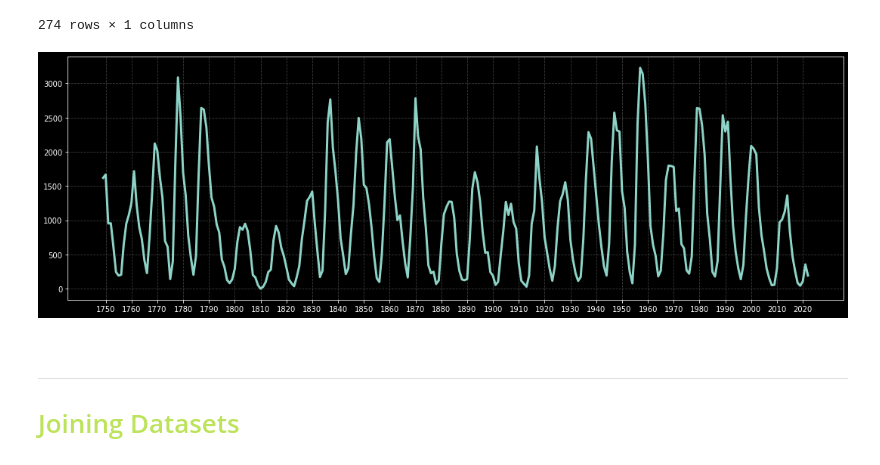
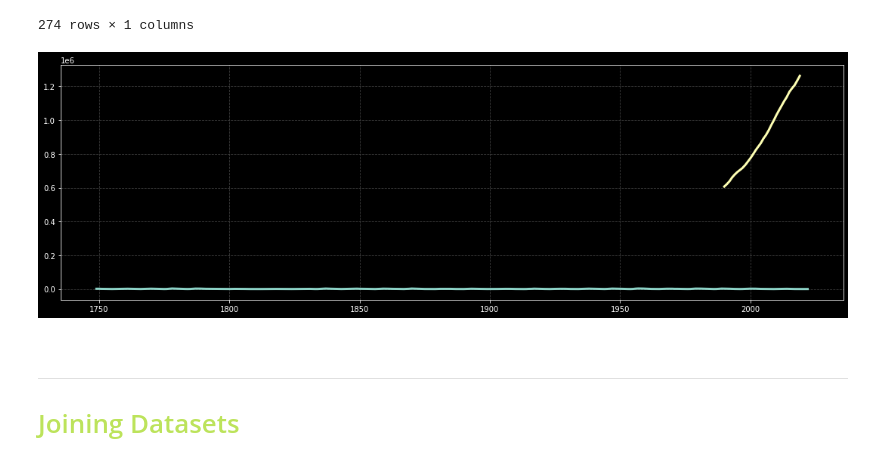
Before and after one commit to Hakuna-Patata/BU_MSDS_PTW, a Jupyter notebook: DSC 540 - Data Preparation/Project.ipynb, the cells around one changed output. Saved outputs shown, nothing was run; the diff lists cells and outputs as text; code cells hidden in the pictures.

```diff
--- a/DSC 540 - Data Preparation/Project.ipynb
+++ b/DSC 540 - Data Preparation/Project.ipynb
@@ -196,12 +196,26 @@ For this analysis, I will be looking at skin cancer deaths and total cancer deat
 # %%
 total_list = list(cancer_df.columns)  # make list of DF columns
 total_list = [
-    e for e in total_list if e not in ("COUNTRY_ENTITY", "COUNTRY_CODE", "YEAR")  # pick out columns that will not be used in summation
+    e
+    for e in total_list
+    if e
+    not in (
+        "COUNTRY_ENTITY",
+        "COUNTRY_CODE",
+        "YEAR",
+    )  # pick out columns that will not be used in summation
 ]
-skin_total_list = ["MELANOMA_SKIN_CANCER_DEATHS", "NON-MELANOMA_SKIN_CANCER_DEATHS"]  # columns to use for skin cancer deaths
+skin_total_list = [
+    "MELANOMA_SKIN_CANCER_DEATHS",
+    "NON-MELANOMA_SKIN_CANCER_DEATHS",
+]  # columns to use for skin cancer deaths
 
-cancer_df["TOTAL_CANCER_DEATHS"] = cancer_df[total_list].sum(axis=1)  # sum DF horizontally
-cancer_df["SKIN_CANCER_DEATHS"] = cancer_df[skin_total_list].sum(axis=1)  # sum DF horizontally
+cancer_df["TOTAL_CANCER_DEATHS"] = cancer_df[total_list].sum(
+    axis=1
+)  # sum DF horizontally
+cancer_df["SKIN_CANCER_DEATHS"] = cancer_df[skin_total_list].sum(
+    axis=1
+)  # sum DF horizontally
 
 cancer_df = cancer_df[  # select desired columns
     [
@@ -458,13 +472,17 @@ solar_cycle_df
 | 2022 | 192.2 |
 274 rows × 1 columns
 # %%
-## just for fun, lets plot sunspots trending by year
+## just for fun, lets plot sunspots trending by year with skin cancer deaths per year
+skin_cancer_year = cancer_df[['YEAR','SKIN_CANCER_DEATHS']].groupby('YEAR').sum()
+
 plt.figure(figsize=(15, 5))
 plt.plot(solar_cycle_df.index.values, solar_cycle_df["SUNSPOT_COUNT"])
-plt.xticks(np.arange(1750, 2022, 10))
+plt.plot(skin_cancer_year.index.values, skin_cancer_year['SKIN_CANCER_DEATHS'])
+
+# plt.xticks(np.arange(1750, 2022, 10))
 plt.show()
 # %% [output]
-[figure, old version]
+[figure, new version]
 # %% [markdown]
 <br>
 
```
Also changed, not shown: parts of 2 cells of this notebook, 6 other files.
